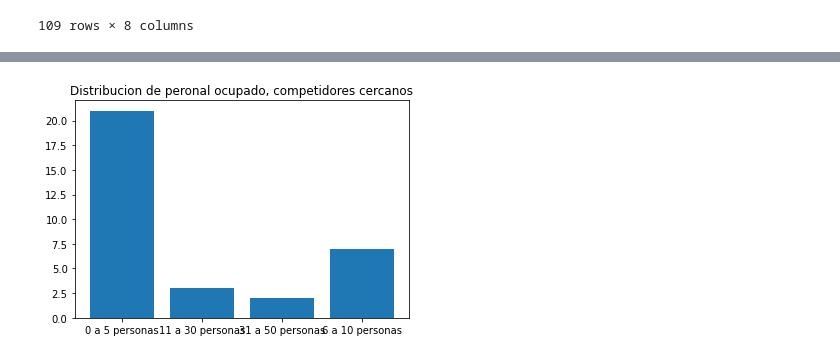
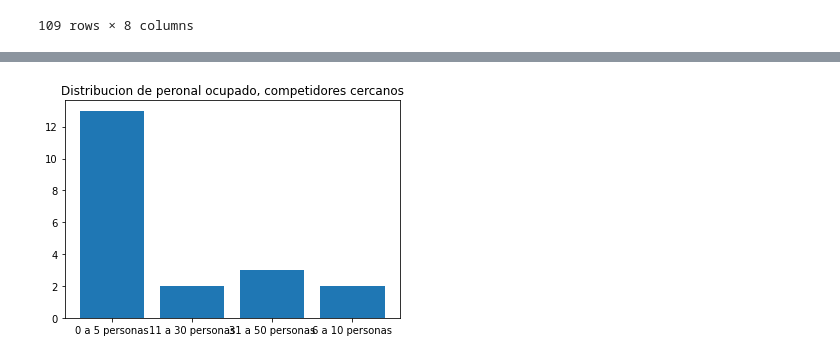
Before and after one commit to sightes/DESAFIOS, a Jupyter notebook: Spot2.ipynb, the cells around one changed output, grey strips where cells are left out. Cells and saved outputs as stored; diff of their text form; code cells hidden in the pictures.

```diff
--- a/Spot2.ipynb
+++ b/Spot2.ipynb
@@ -266,19 +296,19 @@ Tabla.iloc[np.unique(comp.N.values)]
 # %%
 ##Analisis por Spot
-Spot=2
+Spot=4
 radio=0.5
 competencia=competencia_cercana(Spot,3)
 plot_locales(cliente.iloc[[Spot]],Tabla.iloc[competencia],'Dirección',13)
 T=Tabla.iloc[competencia]
 S=pd.DataFrame(T).groupby('per_ocu').count().id
 S.values
 height = S.values
 bars = S.index
 y_pos = np.arange(len(bars))
 plt.bar(y_pos, height)
 plt.xticks(y_pos, bars)
 plt.title('Distribucion de peronal ocupado, competidores cercanos')
 plt.show()
 # %% [output]
 [interactive output not drawn]
-[figure, old version]
+[figure, new version]
```
Also changed, not shown: parts of 5 cells of this notebook.
